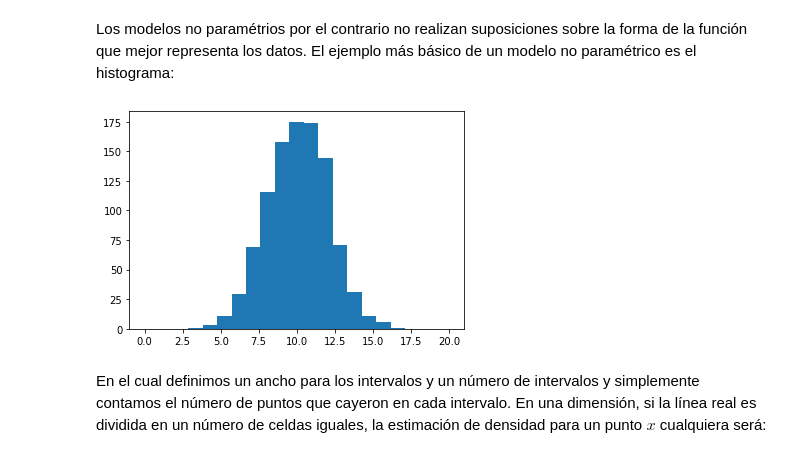
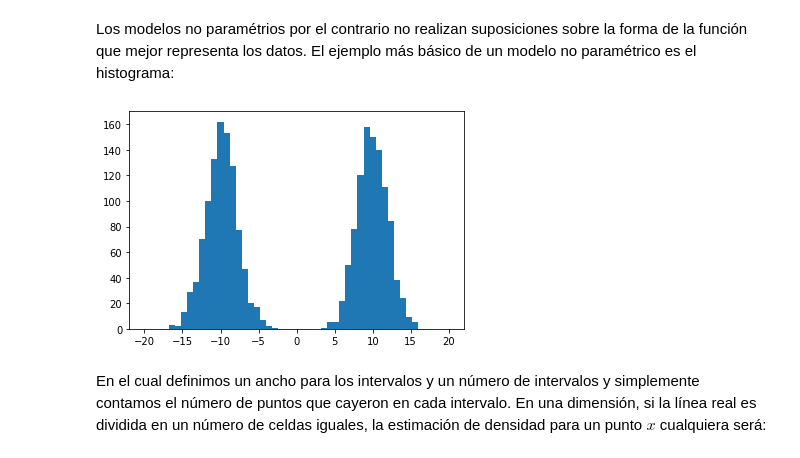
Before and after one commit to jdariasl/ML_2020, a Jupyter notebook: Clase 04 - Modelos no Paramétricos.ipynb, the cells around one changed output. Drawn from its saved outputs; the diff is of its cells as text; code cells hidden in the pictures.

```diff
--- a/Clase 04 - Modelos no Paramétricos.ipynb
+++ b/Clase 04 - Modelos no Paramétricos.ipynb
@@ -54,11 +54,11 @@ La figura anterior nos muestra dos ejemplos de modelos paramétricos. Asumir que
 Los modelos no paramétrios por el contrario no realizan suposiciones sobre la forma de la función que mejor representa los datos. El ejemplo más básico de un modelo no paramétrico es el histograma:
 # %%
 v=np.random.randn(100,100)
-data = np.random.normal(10, 2, 1000)
-hist(data,21, (0,20))
+data = np.r_[np.random.normal(10, 2, 1000),np.random.normal(-10, 2, 1000)]
+hist(data,50, (-20,20))
 show()
 # %% [output]
-[figure, old version]
+[figure, new version]
 # %% [markdown]
 En el cual definimos un ancho para los intervalos y un número de intervalos y simplemente contamos el número de puntos que cayeron en cada intervalo. En una dimensión, si la línea real es dividida en un número de celdas iguales, la estimación de densidad para un punto $x$ cualquiera será:
 # %% [markdown]
```
Also changed, not shown: parts of 5 cells of this notebook, 3 other files.
